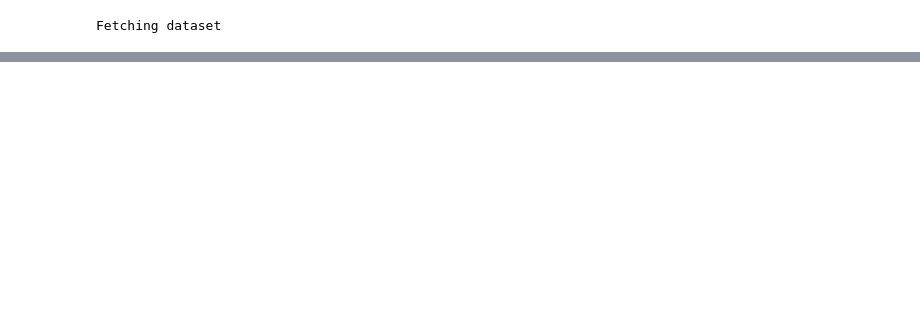
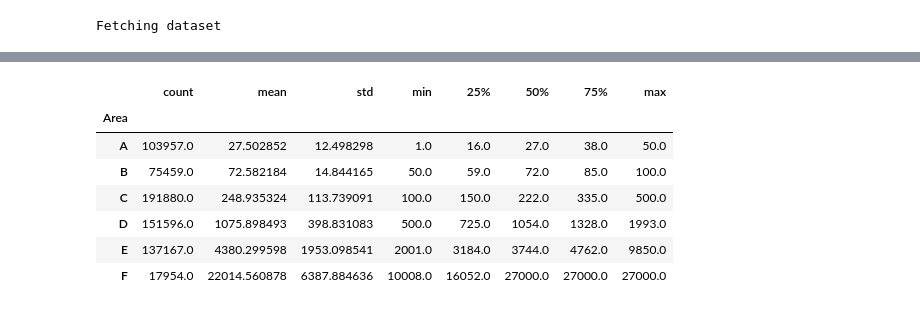
Before and after one commit to ianozsvald/tutorials-scikit-learn, a Jupyter notebook: 2. French 3rd party auto frequency model demo.ipynb, the cells around one changed output, grey strips where cells are left out. Saved outputs shown, nothing was run; the diff lists cells and outputs as text; code cells hidden in the pictures; blank space fills up the shorter version.

```diff
--- a/2. French 3rd party auto frequency model demo.ipynb
+++ b/2. French 3rd party auto frequency model demo.ipynb
@@ -36,0 +49,11 @@ df["Frequency"] = df["ClaimNb"] / df["Exposure"]
+# %%
+df.groupby('Area')['Density'].describe()
+# %% [output]
+|  | count | mean | std | min | 25% | 50% | 75% | max |
+| Area |  |  |  |  |  |  |  |  |
+| A | 103957.0 | 27.502852 | 12.498298 | 1.0 | 16.0 | 27.0 | 38.0 | 50.0 |
+| B | 75459.0 | 72.582184 | 14.844165 | 50.0 | 59.0 | 72.0 | 85.0 | 100.0 |
+| C | 191880.0 | 248.935324 | 113.739091 | 100.0 | 150.0 | 222.0 | 335.0 | 500.0 |
+| D | 151596.0 | 1075.898493 | 398.831083 | 500.0 | 725.0 | 1054.0 | 1328.0 | 1993.0 |
+| E | 137167.0 | 4380.299598 | 1953.098541 | 2001.0 | 3184.0 | 3744.0 | 4762.0 | 9850.0 |
+| F | 17954.0 | 22014.560878 | 6387.884636 | 10008.0 | 16052.0 | 27000.0 | 27000.0 | 27000.0 |
```
Also changed, not shown: parts of 41 cells of this notebook.
